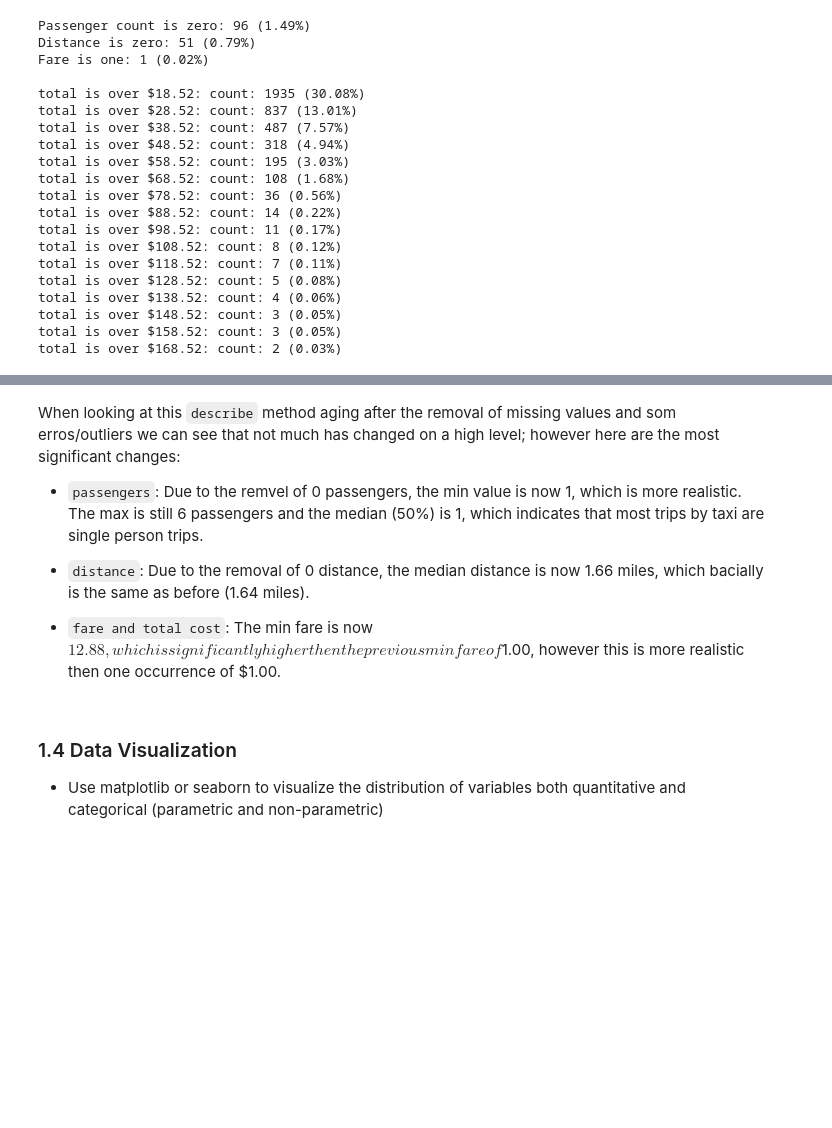
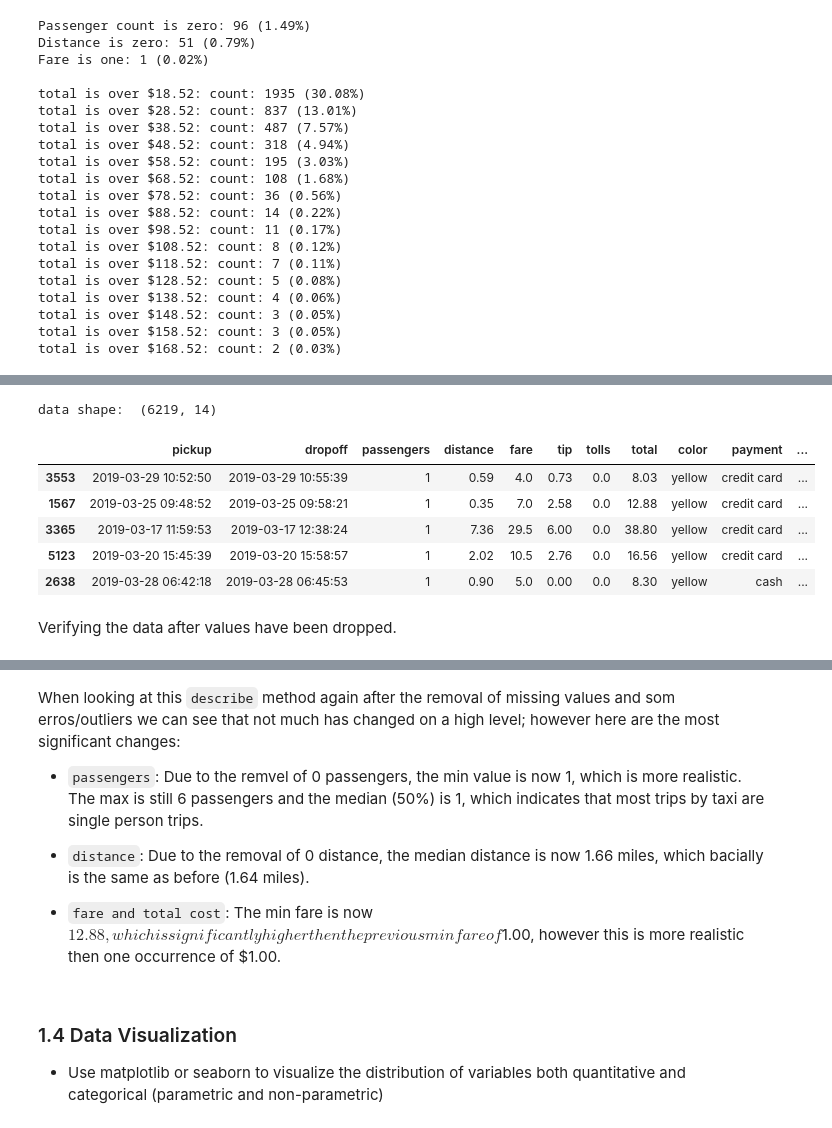
Before and after one commit to Peter537/Soft1-AI-OLA1, a Jupyter notebook: assignment-oskar.ipynb, the cells around one changed output, grey strips where cells are left out. Saved outputs shown, nothing was run; the diff lists cells and outputs as text; code cells hidden in the pictures; blank space fills up the shorter version.

```diff
--- a/assignment-oskar.ipynb
+++ b/assignment-oskar.ipynb
@@ -283,3 +279,16 @@ df.shape
+# %%
+print("data shape: ", df.shape)
+df.sample(5)
+# %% [output]
+data shape:  (6219, 14)
+|  | pickup | dropoff | passengers | distance | fare | tip | tolls | total | color | payment | ... |
+| 3553 | 2019-03-29 10:52:50 | 2019-03-29 10:55:39 | 1 | 0.59 | 4.0 | 0.73 | 0.0 | 8.03 | yellow | credit card | ... |
+| 1567 | 2019-03-25 09:48:52 | 2019-03-25 09:58:21 | 1 | 0.35 | 7.0 | 2.58 | 0.0 | 12.88 | yellow | credit card | ... |
+| 3365 | 2019-03-17 11:59:53 | 2019-03-17 12:38:24 | 1 | 7.36 | 29.5 | 6.00 | 0.0 | 38.80 | yellow | credit card | ... |
+| 5123 | 2019-03-20 15:45:39 | 2019-03-20 15:58:57 | 1 | 2.02 | 10.5 | 2.76 | 0.0 | 16.56 | yellow | credit card | ... |
+| 2638 | 2019-03-28 06:42:18 | 2019-03-28 06:45:53 | 1 | 0.90 | 5.0 | 0.00 | 0.0 | 8.30 | yellow | cash | ... |
+# %% [markdown]
+Verifying the data after values have been dropped.
 # %%
 df.describe()
 # %% [output]
@@ -293,7 +302,7 @@ df.describe()
 | max | 2019-03-31 23:43:45 | 2019-04-01 00:13:58 | 6.000000 | 36.700000 | 150.000000 | 23.190000 | 24.020000 | 174.820000 |
 | std | NaN | NaN | 1.203354 | 3.725667 | 10.661000 | 2.348221 | 1.360578 | 12.856469 |
 # %% [markdown]
-When looking at this `describe` method aging after the removal of missing values and som erros/outliers we can see that not much has changed on a high level; however here are the most significant changes:
+When looking at this `describe` method again after the removal of missing values and som erros/outliers we can see that not much has changed on a high level; however here are the most significant changes:
 
 - `passengers`: Due to the remvel of 0 passengers, the min value is now 1, which is more realistic. The max is still 6 passengers and the median (50%) is 1, which indicates that most trips by taxi are single person trips.
 
```
Also changed, not shown: parts of 33 cells of this notebook.
